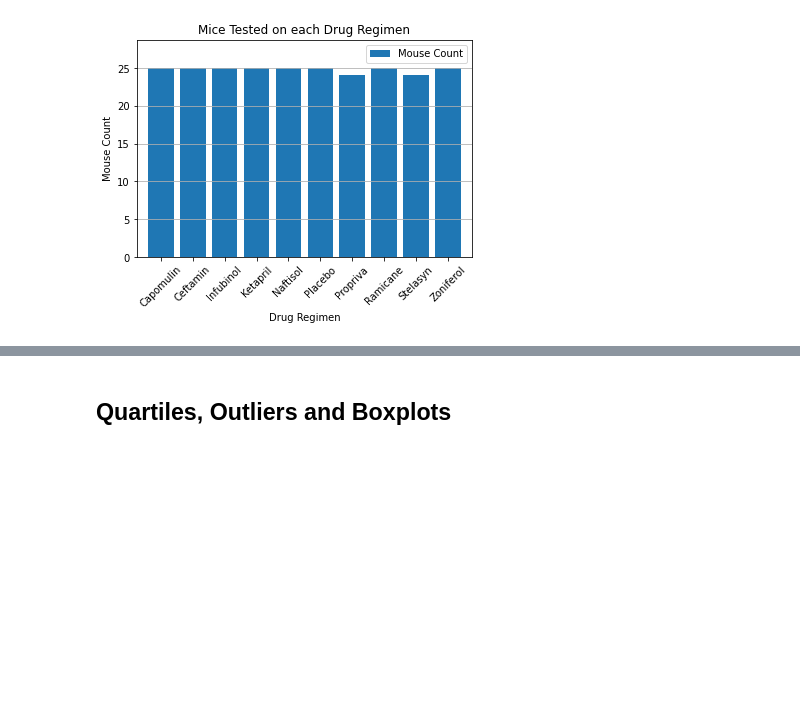
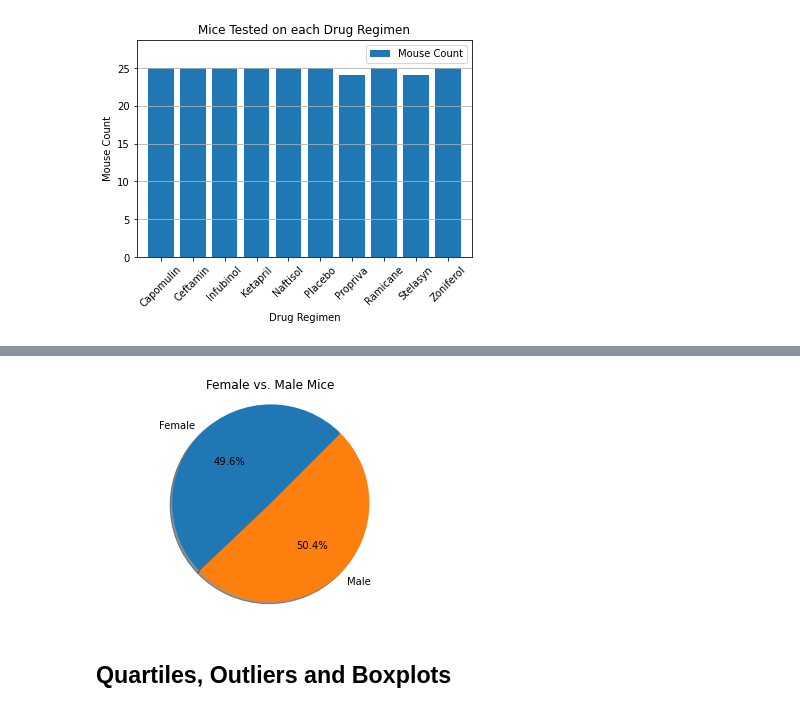
Before and after one commit to robertjbowen/Matplotlib-challenge, a Jupyter notebook: pymaceuticals_Bowen.ipynb, the cells around one changed output, grey strips where cells are left out. Saved outputs shown, nothing was run; the diff lists cells and outputs as text; code cells hidden in the pictures; blank space fills up the shorter version.

```diff
--- a/pymaceuticals_Bowen.ipynb
+++ b/pymaceuticals_Bowen.ipynb
@@ -190,2 +200,8 @@ plt.show()
 # %%
-# Generate a pie plot showing the distribution of female versus male mice using pandas
+# Generate a pie plot showing the distribution of female versus male mice using pyplot
+plt.pie(gender_mice['Mouse Count'], labels=gender_mice['Sex'], autopct="%1.1f%%", shadow=True, startangle=45)
+plt.axis("equal")
+plt.title('Female vs. Male Mice')
+plt.show()
+# %% [output]
+[figure, added]
```
Also changed, not shown: parts of 2 cells of this notebook.
